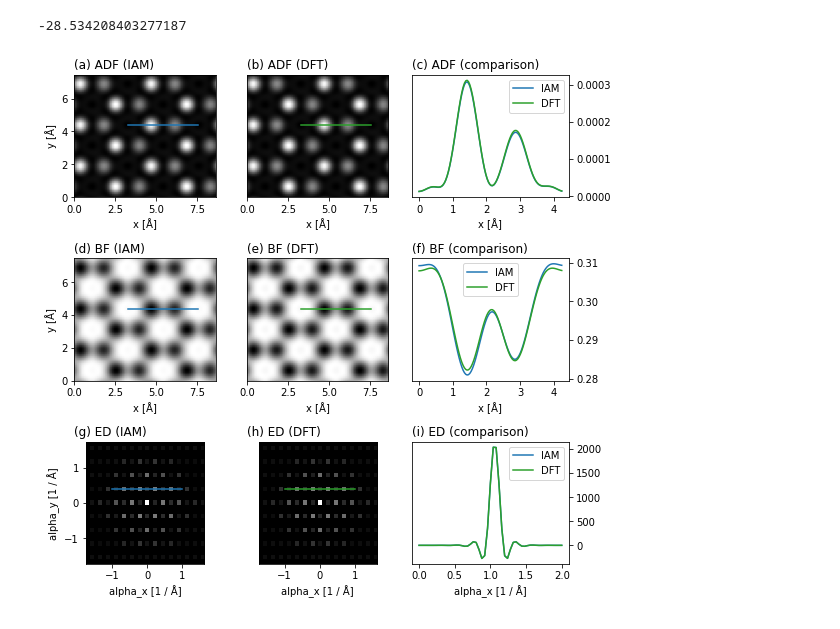
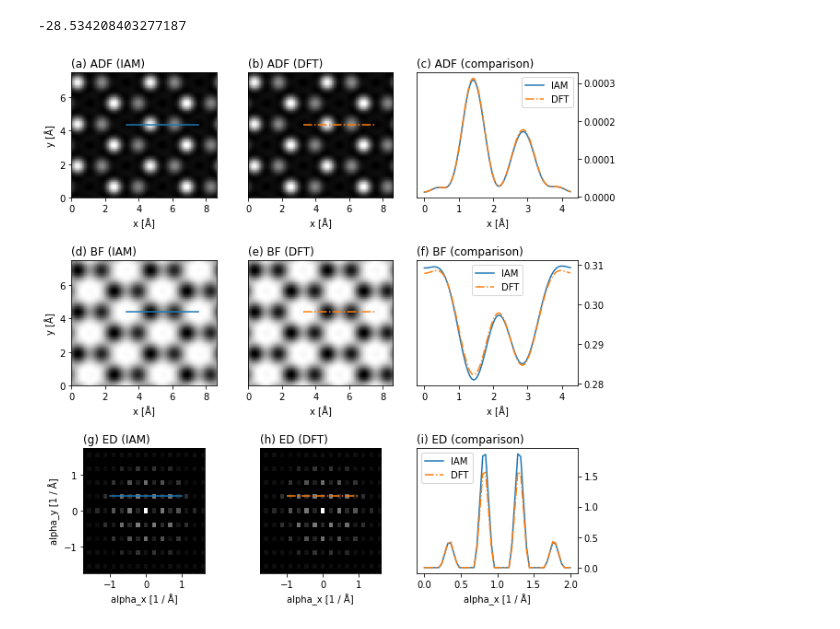
Before and after one commit to abTEM/abTEM, a Jupyter notebook: articles/2021_ORE_abTEM/hBN_DFT_IAM.ipynb, the cells around one changed output. Drawn from its saved outputs; the diff is of its cells as text; code cells hidden in the pictures.

```diff
--- a/articles/2021_ORE_abTEM/hBN_DFT_IAM.ipynb
+++ b/articles/2021_ORE_abTEM/hBN_DFT_IAM.ipynb
@@ -8,7 +8,11 @@ from ase.lattice.hexagonal import Graphene
 from abtem.structures import orthogonalize_cell
 from abtem.visualize import show_atoms
 
-structure = Graphene(symbol='C', latticeconstant={'a':2.5, 'c':12},
+# Lattice constant and perpendicular cell size.
+lc = 2.5
+vac = 12.0
+
+structure = Graphene(symbol='C', latticeconstant={'a':lc, 'c':vac},
                       size=(1,1,1))
 structure.pbc = True
 structure[0].symbol='B'
@@ -103,64 +107,63 @@ atB = 18
 mar = 1.4
 
 # Define reciprocal space line profile center position.
-dcent = (0, 1/2.5)
+dcent = (0, 1/lc)
 
 # Create interpolated line profiles.
 l_bf_iam = bf_iam.interpolate_line(atoms2[atN], atoms2[atB], margin=mar, sampling=0.04)
 l_adf_iam = adf_iam.interpolate_line(atoms2[atN], atoms2[atB], margin=mar, sampling=0.04)
-l_diff_iam = diff_iam.interpolate_line(dcent, margin=1.0, sampling=0.04)
+l_diff_iam = diff_iam.interpolate_line(dcent, margin=1.0, sampling=0.04, interpolation_method='linear')
 
 l_bf_dft = bf_dft.interpolate_line(atoms2[atN], atoms2[atB], margin=mar, sampling=0.04)
 l_adf_dft = adf_dft.interpolate_line(atoms2[atN], atoms2[atB], margin=mar, sampling=0.04)
-l_diff_dft = diff_dft.interpolate_line(dcent, margin=1.0, sampling=0.04)
+l_diff_dft = diff_dft.interpolate_line(dcent, margin=1.0, sampling=0.04, interpolation_method='linear')
 # %%
 # Plot a figure of the results.
 
 from matplotlib import pyplot as plt
 
-fig, axes = plt.subplots(3, 3, figsize=(9,9), gridspec_kw={'hspace': 0.5, 'wspace': 0.1})
+fig, axes = plt.subplots(3, 3, figsize=(10,10), gridspec_kw={'hspace': 0.5, 'wspace': 0.1})
 
-adf_iam.show(ax=axes[0,0])
-adf_dft.show(ax=axes[0,1])
+adf_iam.show(ax=axes[0,0], equal_ticks=True)
+adf_dft.show(ax=axes[0,1], equal_ticks=True)
 l_adf_iam.add_to_mpl_plot(ax=axes[0,0], color='tab:blue')
-l_adf_dft.add_to_mpl_plot(ax=axes[0,1], color='tab:green')
+l_adf_dft.add_to_mpl_plot(ax=axes[0,1], color='tab:orange', linestyle='-.')
 l_adf_iam.show(ax=axes[0,2], color='tab:blue', label='IAM')
-l_adf_dft.show(ax=axes[0,2], color='tab:green', label='DFT')
+l_adf_dft.show(ax=axes[0,2], color='tab:orange', label='DFT', linestyle='-.')
 
 axes[0,0].set_title('(a) ADF (IAM)', x=0, ha='left')
 axes[0,1].set_title('(b) ADF (DFT)', x=0, ha='left')
 axes[0,1].yaxis.set_visible(False)
 axes[0,2].set_title('(c) ADF (comparison)', x=0, ha='left')
 
-bf_iam.show(ax=axes[1,0])
-bf_dft.show(ax=axes[1,1])
+bf_iam.show(ax=axes[1,0], equal_ticks=True)
+bf_dft.show(ax=axes[1,1], equal_ticks=True)
 l_bf_iam.add_to_mpl_plot(ax=axes[1,0], color='tab:blue')
-l_bf_dft.add_to_mpl_plot(ax=axes[1,1], color='tab:green')
+l_bf_dft.add_to_mpl_plot(ax=axes[1,1], color='tab:orange', linestyle='-.')
 l_bf_iam.show(ax=axes[1,2], color='tab:blue', label='IAM')
-l_bf_dft.show(ax=axes[1,2], color='tab:green', label='DFT')
+l_bf_dft.show(ax=axes[1,2], color='tab:orange', label='DFT', linestyle='-.')
 
 axes[1,0].set_title('(d) BF (IAM)', x=0, ha='left')
 axes[1,1].set_title('(e) BF (DFT)', x=0, ha='left')
 axes[1,1].yaxis.set_visible(False)
 axes[1,2].set_title('(f) BF (comparison)', x=0, ha='left')
 
 diff_iam.show(ax=axes[2,0], power=0.08)
 diff_dft.show(ax=axes[2,1], power=0.08)
 l_diff_iam.add_to_mpl_plot(ax=axes[2,0], color='tab:blue')
-l_diff_dft.add_to_mpl_plot(ax=axes[2,1], color='tab:green')
+l_diff_dft.add_to_mpl_plot(ax=axes[2,1], color='tab:orange', linestyle='-.')
 l_diff_iam.show(ax=axes[2,2], color='tab:blue', label='IAM')
-l_diff_dft.show(ax=axes[2,2], color='tab:green', label='DFT')
+l_diff_dft.show(ax=axes[2,2], color='tab:orange', label='DFT', linestyle='-.')
 
-axes[2,0].set_title('(g) ED (IAM)', x=-0.1, ha='left')
-axes[2,1].set_title('(h) ED (DFT)', x=-0.1, ha='left')
+axes[2,0].set_title('(g) ED (IAM)', x=0, ha='left')
+axes[2,1].set_title('(h) ED (DFT)', x=0, ha='left')
 axes[2,1].yaxis.set_visible(False)
 axes[2,2].set_title('(i) ED (comparison)', x=0, ha='left')
 
 for ax in (axes[0,2], axes[1,2], axes[2,2]):
     ax.yaxis.tick_right()
-    #ax.xaxis.set_visible(False)
     ax.legend()
 
 plt.savefig('hBN.pdf')
 # %% [output]
-[figure, old version]
+[figure, new version]
```
